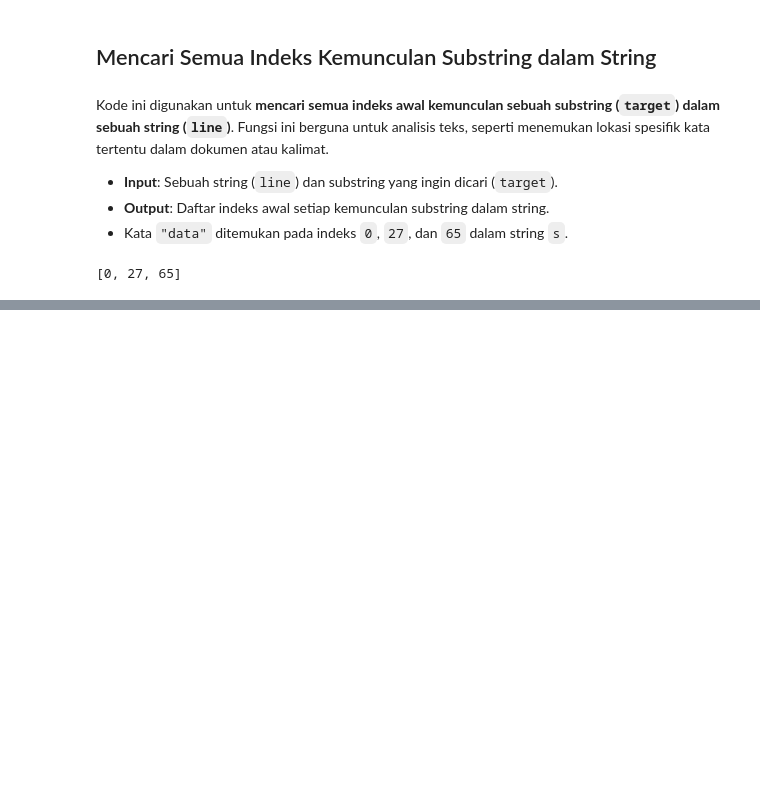
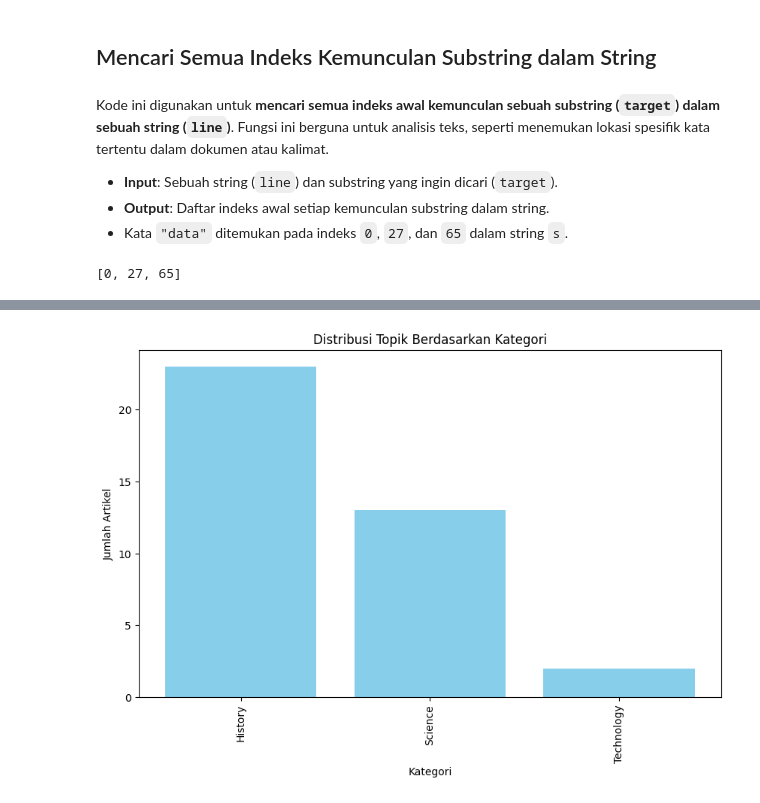
Before and after one commit to rezaldii/Analyzing-Wikipedia-Pages, a Jupyter notebook: Analyzing_Wikipedia_Pages.ipynb, the cells around one changed output, grey strips where cells are left out. Drawn from its saved outputs; the diff is of its cells as text; code cells hidden in the pictures; blank space fills up the shorter version.

```diff
--- a/Analyzing_Wikipedia_Pages.ipynb
+++ b/Analyzing_Wikipedia_Pages.ipynb
@@ -651,0 +1011,95 @@ print(find_match_indexes(s, "data"))
+# %%
+import os
+from collections import Counter
+import matplotlib.pyplot as plt
+from bs4 import BeautifulSoup
+
+# Fungsi untuk mengidentifikasi kategori artikel
+def identify_article_category(html_content):
+    """
+    Mengidentifikasi kategori artikel dari konten HTML.
+    Args:
+        html_content (str): Konten HTML halaman Wikipedia.
+    Returns:
+        list: Daftar kategori artikel.
+    """
+    soup = BeautifulSoup(html_content, 'html.parser')
+    categories = []
+    category_div = soup.find('div', {'id': 'mw-normal-catlinks'})
+    if category_div:
+        for category in category_div.find_all('a')[1:]:
+            categories.append(category.text.strip())
+    return categories
+
+# Fungsi untuk mengklasifikasikan artikel ke dalam kategori Science, History, atau Technology
+def classify_article(categories, keywords_by_category):
+    """
+    Mengklasifikasikan artikel ke dalam kategori tertentu berdasarkan kata kunci.
+    Args:
+        categories (list): Daftar kategori artikel.
+        keywords_by_category (dict): Dictionary dengan kategori sebagai kunci dan daftar kata kunci sebagai nilai.
+    Returns:
+        str: Kategori artikel (Science, History, Technology) atau None jika tidak cocok.
+    """
+    for category, keywords in keywords_by_category.items():
+        for keyword in keywords:
+            if any(keyword.lower() in cat.lower() for cat in categories):
+                return category
+    return None
+
+# Fungsi untuk memplot distribusi kategori
+def plot_category_distribution(categories):
+    """
+    Plot distribusi topik berdasarkan kategori.
+    Args:
+        categories (list): Daftar kategori artikel.
+    """
+    category_count = Counter(categories)
+    categories, counts = zip(*category_count.items())
+    plt.figure(figsize=(10, 6))
+    plt.bar(categories, counts, color='skyblue')
+    plt.xlabel("Kategori")
+    plt.ylabel("Jumlah Artikel")
+    plt.title("Distribusi Topik Berdasarkan Kategori")
+    plt.xticks(rotation=90)
+    plt.show()
+
+# Kata kunci untuk setiap kategori (disederhanakan)
+keywords_by_category = {
+    "Science": ["science"],
+    "History": ["history"],
+    "Technology": ["technology"]
+}
+
+# Memastikan folder dataset ada
+if not os.path.exists(dataset_path):
+    raise FileNotFoundError(f"Folder tidak ditemukan: {dataset_path}")
+
+# Mendapatkan daftar nama file dalam folder dataset
+file_names = [
+    os.path.join(dataset_path, fn)
+    for fn in os.listdir(dataset_path)
+    if os.path.isfile(os.path.join(dataset_path, fn))
+]
+
+# Jika tidak ada file yang ditemukan
+if not file_names:
+    raise ValueError("Tidak ada file dalam folder dataset.")
+
+# Mengklasifikasikan artikel dan menghitung distribusi kategori
+classified_categories = []
+for file_name in file_names:
+    try:
+        with open(file_name, "r", encoding="utf-8") as f:
+            html_content = f.read()
+            categories = identify_article_category(html_content)
+            classified_category = classify_article(categories, keywords_by_category)
+            if classified_category:
+                classified_categories.append(classified_category)
+    except Exception as e:
+        print(f"Gagal membaca file '{file_name}': {e}")
+
+# Menampilkan grafik distribusi kategori
+plot_category_distribution(classified_categories)
+# %% [output]
+[figure, added]
```
Also changed, not shown: parts of 34 cells of this notebook.
